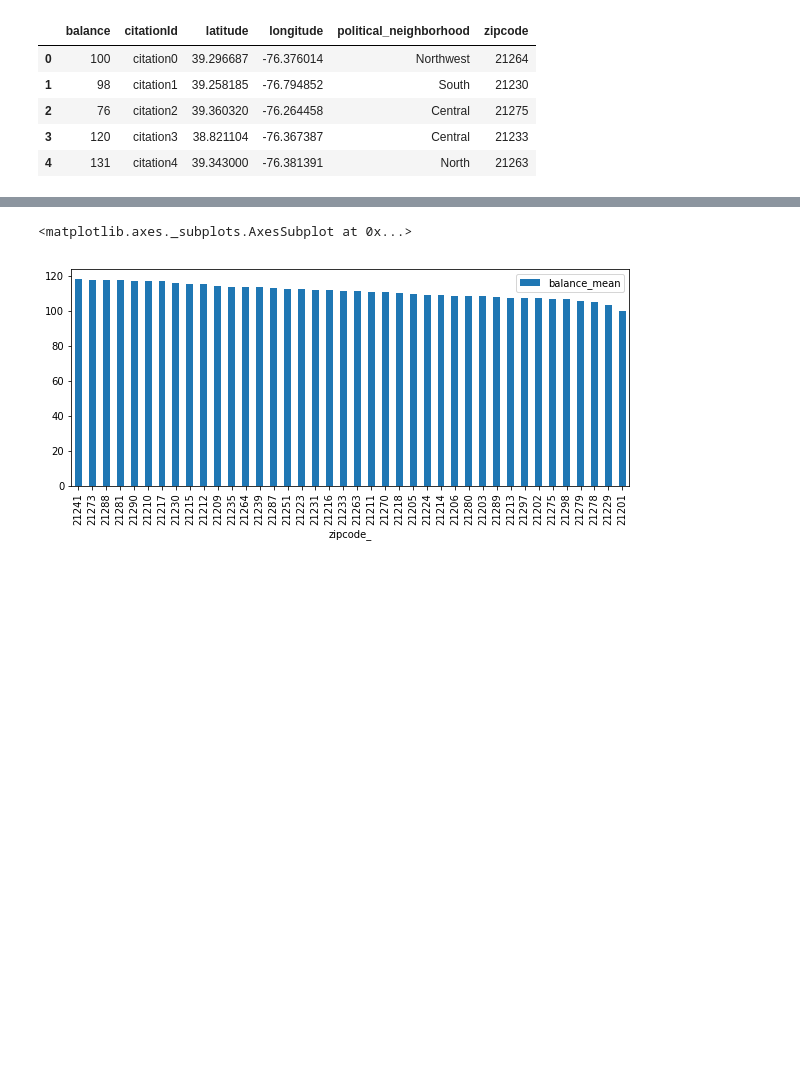
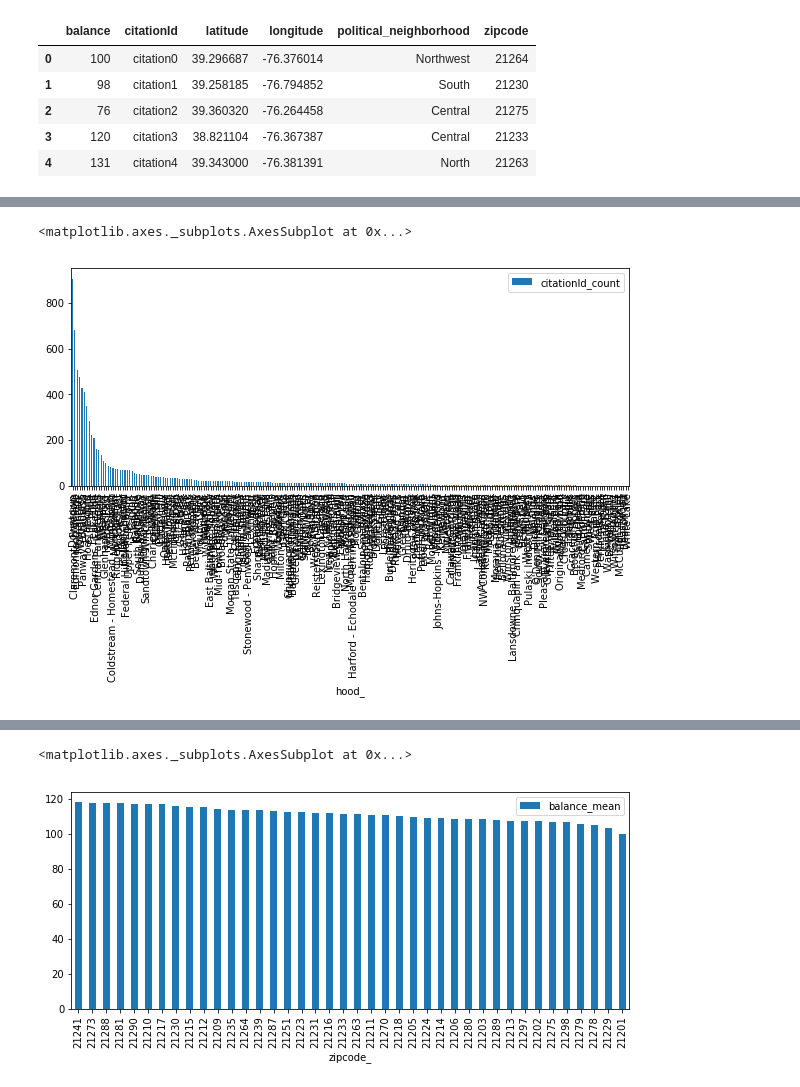
Before and after one commit to WildTeamTwo/baltimore, a Jupyter notebook: camera/parkingTicketPOC.ipynb, the cells around one changed output, grey strips where cells are left out. Saved outputs shown, nothing was run; the diff lists cells and outputs as text; code cells hidden in the pictures; blank space fills up the shorter version.

```diff
--- a/camera/parkingTicketPOC.ipynb
+++ b/camera/parkingTicketPOC.ipynb
@@ -54,0 +96,5 @@ pn_df.head()
+# %%
+pn_df.plot(x='hood_', y='citationId_count', kind='bar',figsize=(10,4))
+# %% [output]
+<matplotlib.axes._subplots.AxesSubplot at 0x...>
+[figure, added]
```
Also changed, not shown: parts of 22 cells of this notebook.
